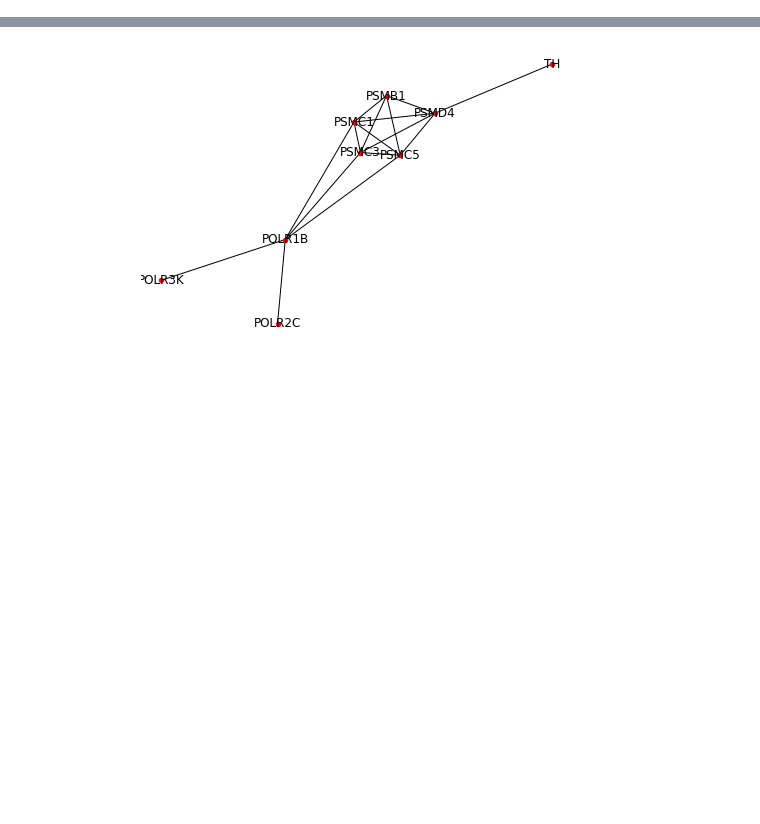
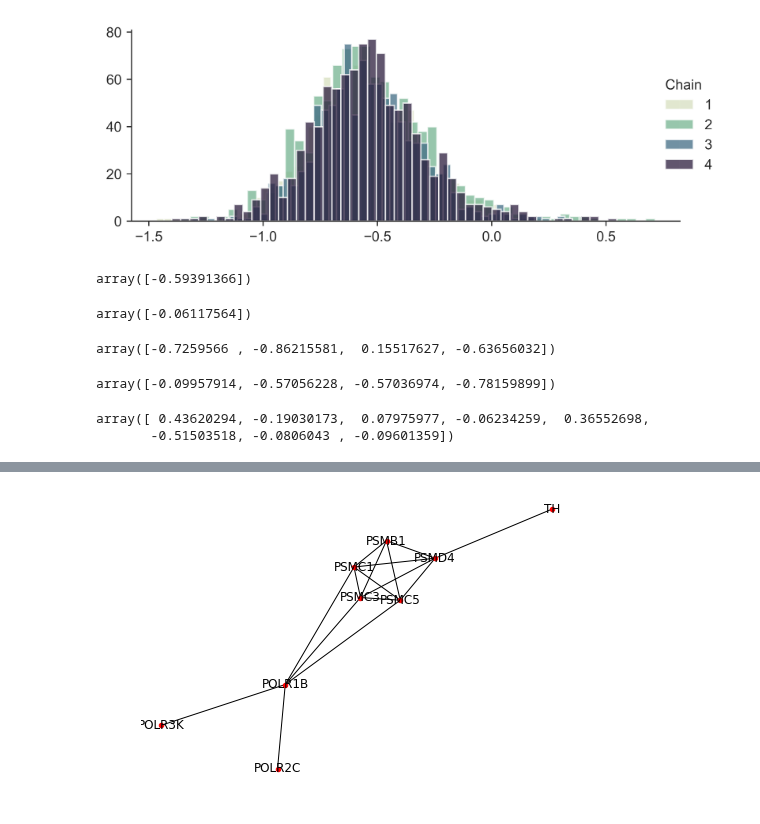
Before and after one commit to cbg-ethz/shm, a Jupyter notebook: analysis/07-plot_traces.ipynb, the cells around one changed output, grey strips where cells are left out. Drawn from its saved outputs; the diff is of its cells as text; code cells hidden in the pictures; blank space fills up the shorter version.

```diff
--- a/analysis/07-plot_traces.ipynb
+++ b/analysis/07-plot_traces.ipynb
@@ -40,0 +57,25 @@ networkx.draw(graph, labels={e: e for e in data['essential_genes']}, node_size=2
+# %%
+sp.plot_hist(trace, "gamma", 1, "");
+# %% [output]
+[figure, added]
+# %%
+data['gamma_essential']
+# %% [output]
+array([-0.59391366])
+# %%
+data['gamma_nonessential']
+# %% [output]
+array([-0.06117564])
+# %%
+data['beta']
+# %% [output]
+array([-0.7259566 , -0.86215581,  0.15517627, -0.63656032])
+# %%
+numpy.mean(trace['beta'], 0)
+# %% [output]
+array([-0.09957914, -0.57056228, -0.57036974, -0.78159899])
+# %%
+data['l']
+# %% [output]
+array([ 0.43620294, -0.19030173,  0.07975977, -0.06234259,  0.36552698,
+       -0.51503518, -0.0806043 , -0.09601359])
```
Also changed, not shown: parts of 13 cells of this notebook, 5 other files.
